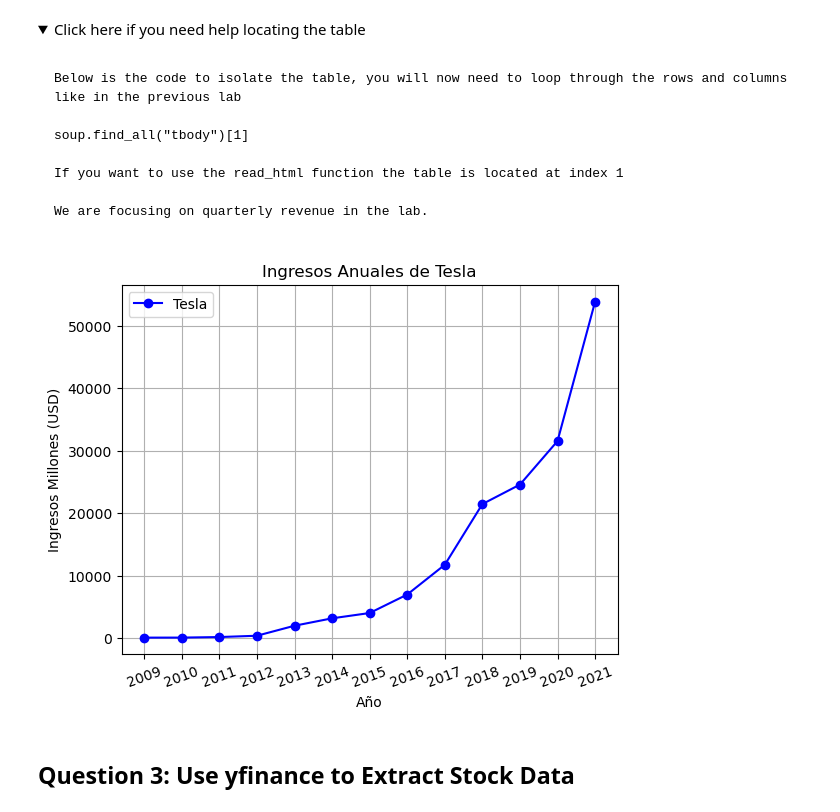
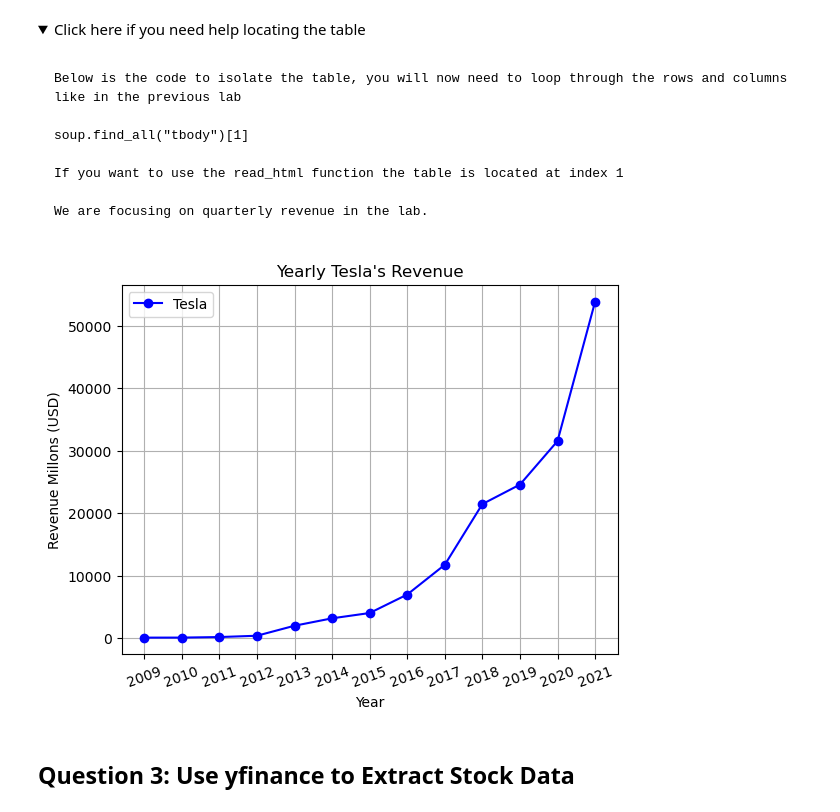
Before and after one commit to Tecaztlipoca/Final_Assignment, a Jupyter notebook: Final AssignmentCUAU.ipynb, the cells around one changed output. Saved outputs shown, nothing was run; the diff lists cells and outputs as text; code cells hidden in the pictures; folded sections open.

```diff
--- a/Final AssignmentCUAU.ipynb
+++ b/Final AssignmentCUAU.ipynb
@@ -210,21 +210,21 @@ We are focusing on quarterly revenue in the lab.
 # %%
 import pandas as pd
 import matplotlib.pyplot as plt
 
 # Graficar los datos
 plt.plot(tesla_revenue["Year"], tesla_revenue["Revenue"], marker='o', linestyle='-', color='blue', label='Tesla')
 
 # Personalizar la gráfica
-plt.xlabel("Año")  # Eje X muestra años
-plt.ylabel("Ingresos Millones (USD)")  # Eje Y muestra ingresos
-plt.title("Ingresos Anuales de Tesla")
+plt.xlabel("Year")  # Eje X muestra años
+plt.ylabel("Revenue Millons (USD)")  # Eje Y muestra ingresos
+plt.title("Yearly Tesla's Revenue")
 plt.xticks(tesla_revenue["Year"].unique())  # Asegurarse de que sólo muestre los años únicos
 plt.xticks(rotation=20)
 plt.legend()  # Mostrar leyenda
 plt.grid(True)  # Añadir una cuadrícula para facilitar la lectura
 plt.show()
 # %% [output]
-[figure, old version]
+[figure, new version]
 # %% [markdown]
 ## Question 3: Use yfinance to Extract Stock Data
 # %% [markdown]
```
Also changed, not shown: parts of 2 cells of this notebook.
